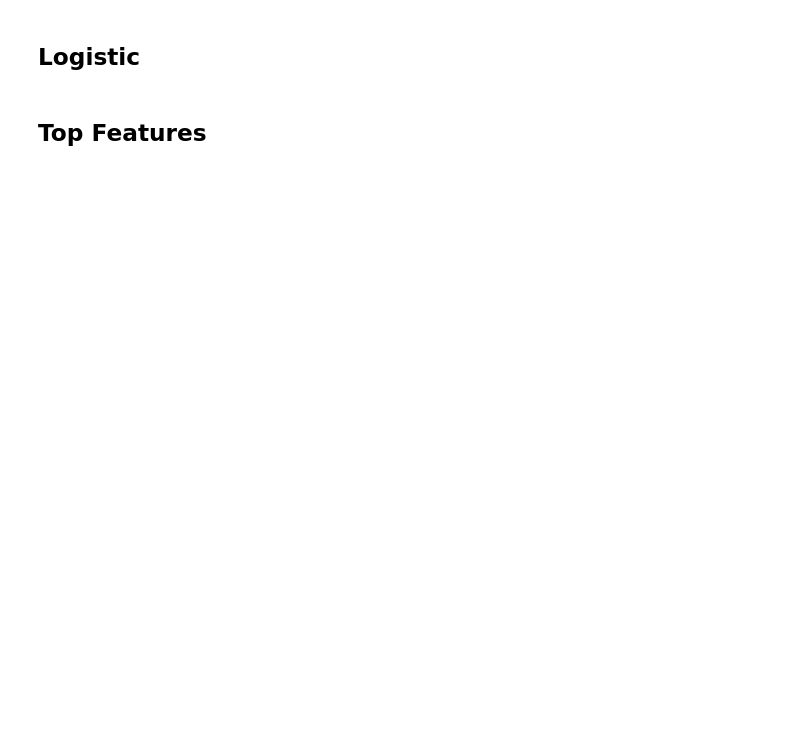
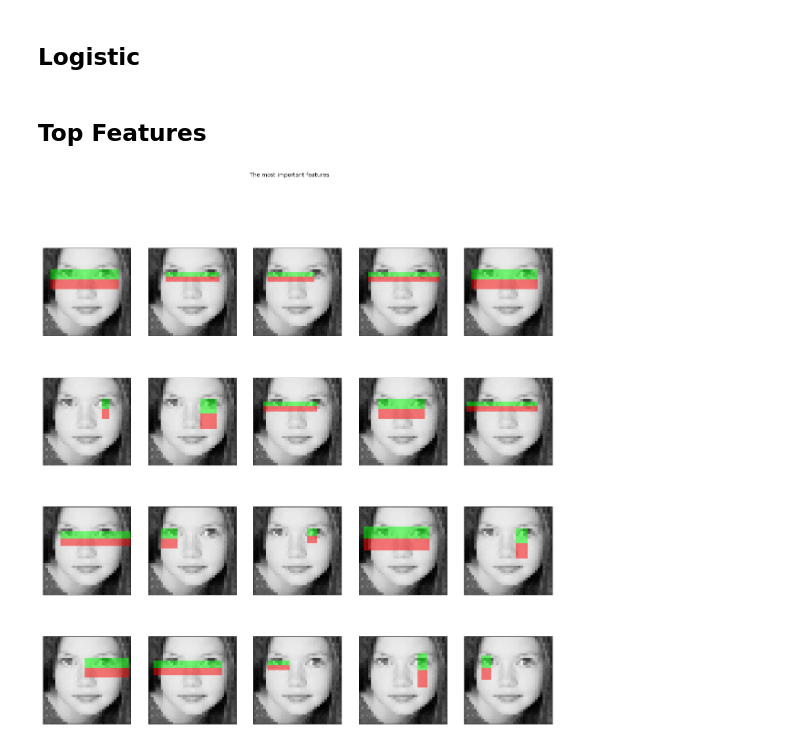
Before and after one commit to mjiang9/cos429project, a Jupyter notebook: Viola-Jones.ipynb, the cells around one changed output. Drawn from its saved outputs; the diff is of its cells as text; code cells hidden in the pictures; blank space fills up the shorter version.

```diff
--- a/Viola-Jones.ipynb
+++ b/Viola-Jones.ipynb
@@ -298,7 +296,7 @@ print(clf.score(X_t,y_t))
 # %%
 # Train a random forest classifier and assess its performance
 rf0 = RandomForestClassifier(n_estimators=1000, max_depth=None,
-                             n_jobs=-1, random_state=0)
+                             max_features=100, n_jobs=-1, random_state=0)
 t_start = time()
 rf0.fit(X0, y)
 time() - t_start
@@ -415,26 +415,25 @@ score0
 # %% [markdown]
 ## Top Features
 # %%
-images = np.array(images)
 # Extract all possible features
 feature_coord, feature_type = \
-    haar_like_feature_coord(width=images.shape[2], height=images.shape[1],
+    haar_like_feature_coord(width=36, height=36,
                             feature_type=feature_types)
-# %%
-auc_full_features = roc_auc_score(y_test, clf.predict_proba(X_test)[:, 1])
-
-# Sort features in order of importance and plot the six most significant
-idx_sorted = np.argsort(clf.feature_importances_)[::-1]
 # %%
-fig, axes = plt.subplots(3, 2)
-for idx, ax in enumerate(axes.ravel()):
-    image = images[0]
-    image = draw_haar_like_feature(image, 0, 0,
-                                   images.shape[2],
-                                   images.shape[1],
-                                   [feature_coord[idx_sorted[idx]]])
-    ax.imshow(image)
-    ax.set_xticks([])
-    ax.set_yticks([])
+def gettop(fnames, rf):
+    ims = getimgs(fnames)
+    fig, axes = plt.subplots(4, 5, figsize=(20,20))
+    ims = np.array([cv2.resize(im, (36,36)) for im in ims])
+    # Sort features in order of importance and plot the six most significant
+    idx_sorted = np.argsort(rf.feature_importances_)[::-1]
+    for idx, ax in enumerate(axes.ravel()):
+        image = ims[5]
+        image = draw_haar_like_feature(image, 0, 0,
+                                       ims.shape[2],
+                                       ims.shape[1],
+                                       [feature_coord[idx_sorted[idx]]])
+        ax.imshow(image)
+        ax.set_xticks([])
+        ax.set_yticks([])
 
-fig.suptitle('The most important features')
+    fig.suptitle('The most important features')
@@ -440,0 +442,4 @@ fig.suptitle('The most important features')
+# %%
+gettop(face_filenames0, rf0)
+# %% [output]
+[figure, added]
```
Also changed, not shown: parts of 20 cells of this notebook.
